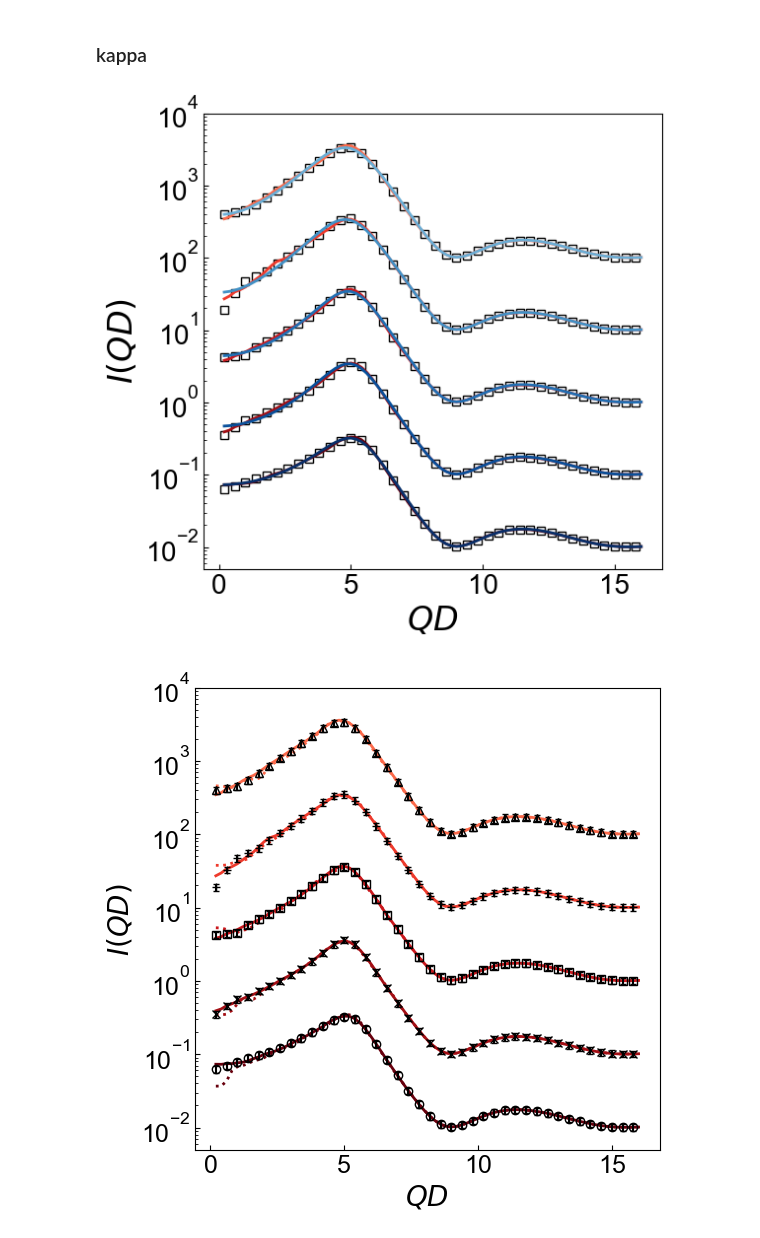
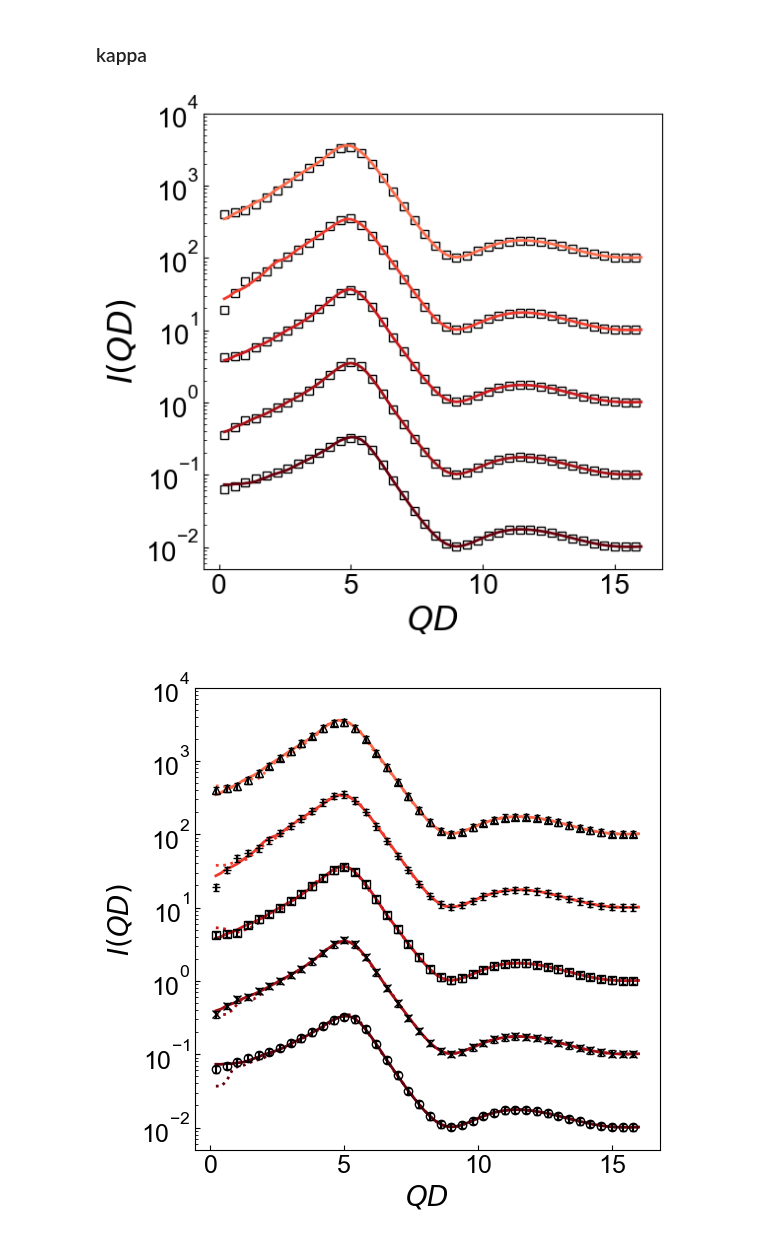
Before and after one commit to ch-tung/SQ_VAE, a Jupyter notebook: direct_param_SQ/plot_batch.ipynb, the cells around one changed output. Drawn from its saved outputs; the diff is of its cells as text; code cells hidden in the pictures.

```diff
--- a/direct_param_SQ/plot_batch.ipynb
+++ b/direct_param_SQ/plot_batch.ipynb
@@ -409,8 +409,8 @@ for i in range(len(parameters_list)):
             's', color='k', fillstyle='none', lw=2, label='ground truth')
     ax.plot(q,SQ_exp_NN,
             '-', lw=2, label='NN', color=c_NN)
-    ax.plot(q,SQ_exp_RMSA,
-            '--', lw=2, label='RMSA', color=c_RMSA)
+#     ax.plot(q,SQ_exp_RMSA,
+#             '--', lw=2, label='RMSA', color=c_RMSA)
 
 ax.set_xlabel(r'$QD$',fontsize=24)
 ax.set_ylabel(r'$S(QD)$',fontsize=24)
@@ -443,7 +443,7 @@ def load_SQ_MD(filename):
 ### eta
 # %%
 # NN and RMSA fitting curve
-dict_eta = loadmat('fp_eta.mat')
+dict_eta = loadmat('fp_eta_fix.mat')
 
 fig = plt.figure(figsize=(6, 6))#,dpi=192)
 ax = plt.subplot(1, 1, 1)
@@ -478,8 +478,8 @@ for i in range(len(parameters_list)):
 #             ':', lw=2, label='NN_MD', color=c_NN)
     ax.plot(q,IQ_th(SQ_NN,fp_opt_NN)*10**i,'-',
             label='NN', color=c_NN, lw=2)
-    ax.plot(q,IQ_th(SQ_RMSA,fp_opt_RMSA)*10**i,'-',
-            label='RMSA', color=c_RMSA, lw=2)
+#     ax.plot(q,IQ_th(SQ_RMSA,fp_opt_RMSA)*10**i,'-',
+#             label='RMSA', color=c_RMSA, lw=2)
 
 
     ax.set_yscale('log')
@@ -496,6 +496,6 @@ plt.show()
 # %%
 # NN fitting curve and MD invertion
-dict_eta = loadmat('fp_eta.mat')
+dict_eta = loadmat('fp_eta_fix.mat')
 
 fig = plt.figure(figsize=(6, 6))#,dpi=192)
 ax = plt.subplot(1, 1, 1)
@@ -546,7 +546,7 @@ plt.show()
 [figure]
 # %%
 # NN fitting curve and MD invertion: residual
-dict_eta = loadmat('fp_eta.mat')
+dict_eta = loadmat('fp_eta_fix.mat')
 
 fig = plt.figure(figsize=(6, 6))#,dpi=192)
 ax = plt.subplot(1, 1, 1)
@@ -598,7 +598,7 @@ plt.show()
 ### kappa
 # %%
 # NN and RMSA fitting curve
-dict_kappa = loadmat('fp_kappa.mat')
+dict_kappa = loadmat('fp_kappa_fix.mat')
 
 fig = plt.figure(figsize=(6, 6))#,dpi=192)
 ax = plt.subplot(1, 1, 1)
@@ -618,35 +618,35 @@ for i in range(len(parameters_list)):
     index_MD_i = index_MD[i]
     filename = glob('./MD/fixed_c/'+str(index_MD_i)+'__*/'+'soq.txt')[0]
     SQ_MD = load_SQ_MD(filename)
     IQ_MD = IQ_exp(SQ_MD,fp_GT)
 
     ax.plot(q[index_q],IQ_exp_GT[index_q]*10**i,
             's', color='k', fillstyle='none', lw=2, alpha=1,
             label='ground truth')
 #     ax.errorbar(q[index_q],IQ_exp_GT[index_q]*10**i,IQ_exp_GT[index_q]*10**i*0.1,
 #             alpha=1,fmt='none',color='k',capsize=2.0)
 
 #     ax.plot(q,IQ_exp_GT*10**i,'-k',lw=2,
 #             label='ground truth')
     index_q = np.arange(40)*2
 #     ax.plot(q,IQ_MD*10**i,
 #             ':', lw=2, label='NN_MD', color=c_NN)
     ax.plot(q,IQ_th(SQ_NN,fp_opt_NN)*10**i,'-',
             label='NN', color=c_NN, lw=2)
-    ax.plot(q,IQ_th(SQ_RMSA,fp_opt_RMSA)*10**i,'-',
-            label='RMSA', color=c_RMSA, lw=2)
+#     ax.plot(q,IQ_th(SQ_RMSA,fp_opt_RMSA)*10**i,'-',
+#             label='RMSA', color=c_RMSA, lw=2)
 
 
     ax.set_yscale('log')
     ax.set_ylim([5e-3,1e4])
 #     ax.legend(fontsize=16,frameon=False,fancybox=False)
 
 ax.set_xlabel(r'$QD$',fontsize=24)
 ax.set_ylabel(r'$I(QD)$',fontsize=24)
 ax.tick_params(direction='in', axis='both', which='both', labelsize=20)
 
 plt.show()
 # %% [output]
-[figure, old version]
+[figure, new version]
 # %%
 # NN fitting curve and MD invertion
```
Also changed, not shown: parts of 44 cells of this notebook, 6 other files.
